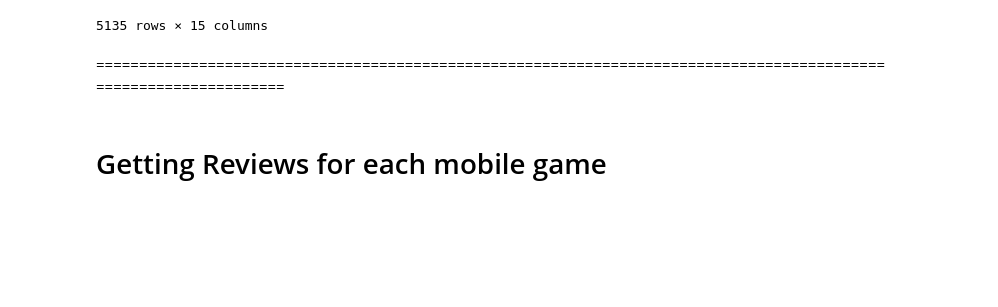
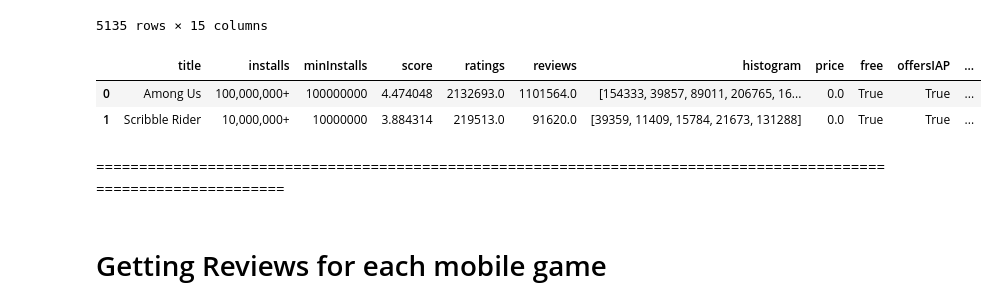
Before and after one commit to Moses-Lin/mobile_game_reviews, a Jupyter notebook: scraping.ipynb, the cells around one changed output. Drawn from its saved outputs; the diff is of its cells as text; code cells hidden in the pictures; blank space fills up the shorter version.

```diff
--- a/scraping.ipynb
+++ b/scraping.ipynb
@@ -520,6 +529,13 @@ df
 # Pickling this for later
 
 df.to_pickle('reviewfeatures.pkl')
+# %%
+df = pd.read_pickle('reviewfeatures.pkl')
+df.head(2)
+# %% [output]
+|  | title | installs | minInstalls | score | ratings | reviews | histogram | price | free | offersIAP | ... |
+| 0 | Among Us | 100,000,000+ | 100000000 | 4.474048 | 2132693.0 | 1101564.0 | [154333, 39857, 89011, 206765, 16... | 0.0 | True | True | ... |
+| 1 | Scribble Rider | 10,000,000+ | 10000000 | 3.884314 | 219513.0 | 91620.0 | [39359, 11409, 15784, 21673, 131288] | 0.0 | True | True | ... |
 # %% [markdown]
 ==================================================================================================================
 # %% [markdown]
```
Also changed, not shown: parts of 13 cells of this notebook, 7 other files.
